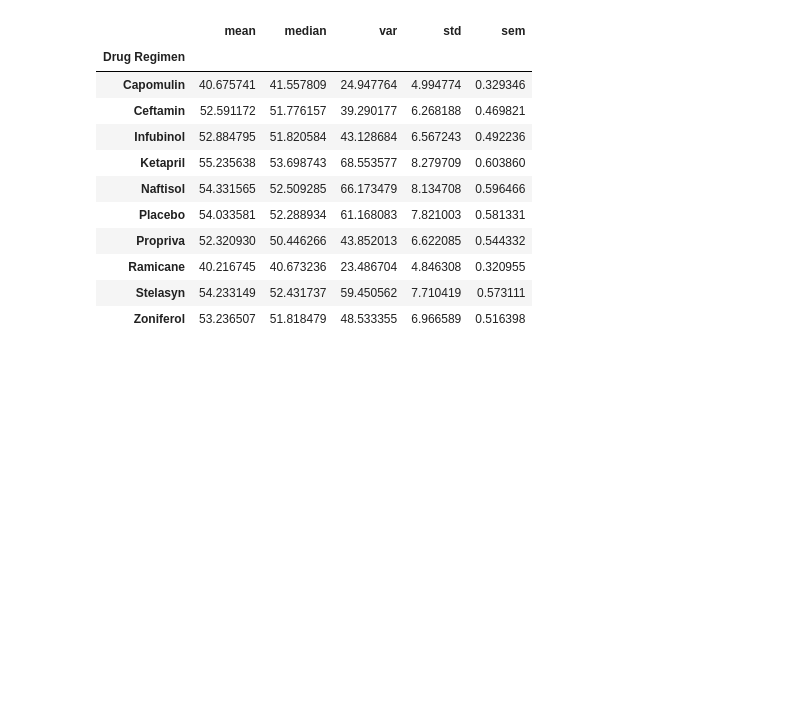
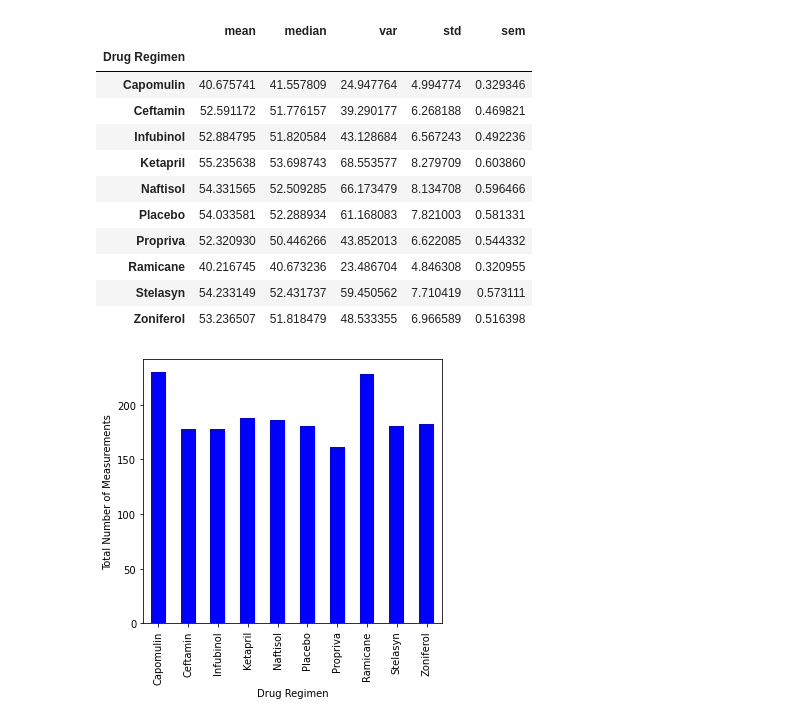
Before and after one commit to KenSikes/matplotlib-challenge, a Jupyter notebook: Pymaceuticals/Pymaceuticals Inc.ipynb, the cells around one changed output. Saved outputs shown, nothing was run; the diff lists cells and outputs as text; code cells hidden in the pictures; blank space fills up the shorter version.

```diff
--- a/Pymaceuticals/Pymaceuticals Inc.ipynb
+++ b/Pymaceuticals/Pymaceuticals Inc.ipynb
@@ -114,5 +116,17 @@ statistics_summary
 | Zoniferol | 53.236507 | 51.818479 | 48.533355 | 6.966589 | 0.516398 |
 # %%
 # Generate a bar plot showing the total number of measurements taken on each drug regimen using pandas.
+
+num_mice_per_treatment = combined_data.groupby(["Drug Regimen"]).count()["Mouse ID"]
+
+
+num_mice_per_treatment.plot.bar(figsize=(5,5), color='b',fontsize = 10)
+num_mice_per_treatment
+plt.xlabel("Drug Regimen",fontsize = 10)
+plt.ylabel("Total Number of Measurements",fontsize = 10)
+plt.tight_layout()
+plt.show()
+# %% [output]
+[figure, added]
 # %%
 # Generate a bar plot showing the total number of measurements taken on each drug regimen using using pyplot.
```
Also changed, not shown: parts of 7 cells of this notebook.
